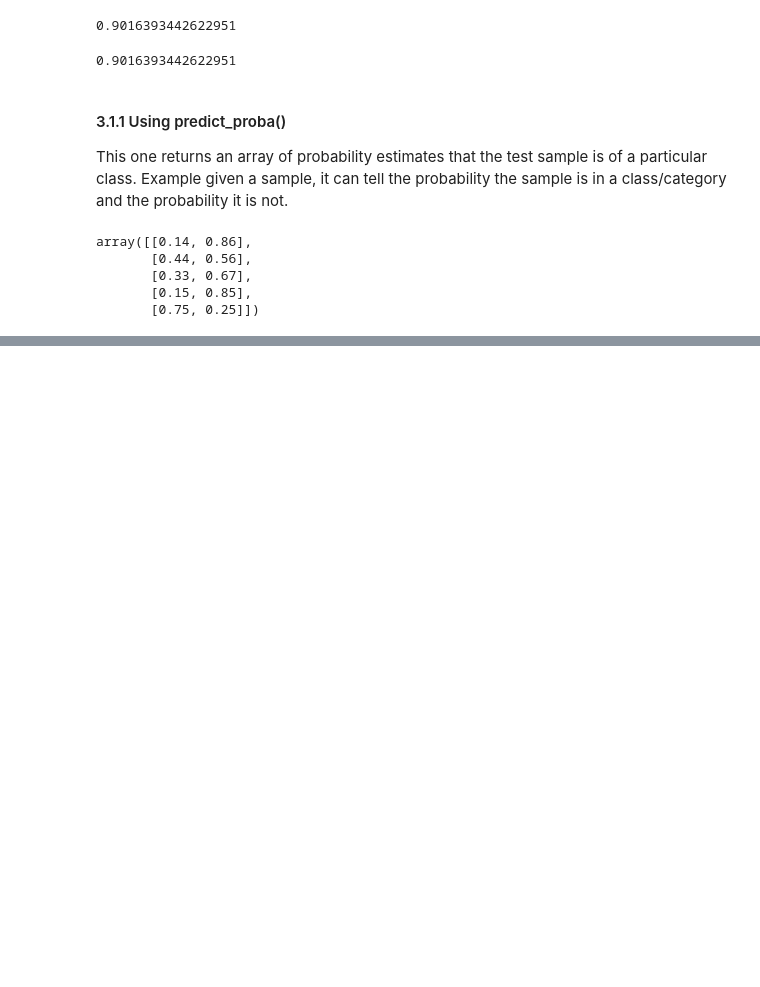
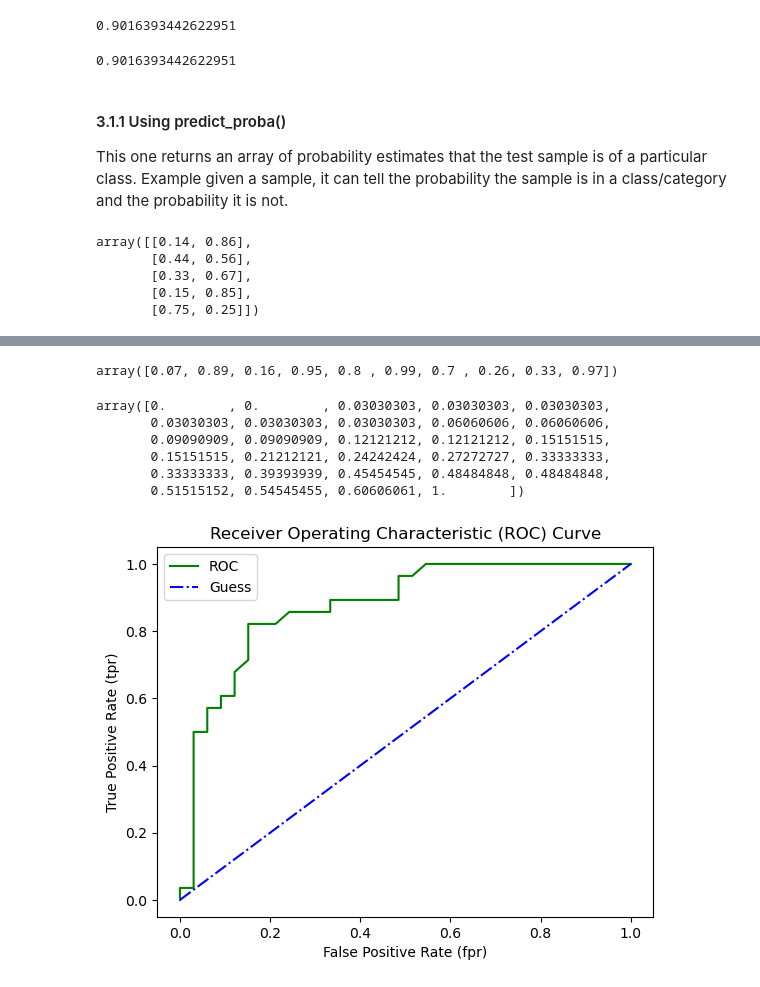
Before and after one commit to hassanShakur/data-science, a Jupyter notebook: scikit-workflow.ipynb, the cells around one changed output, grey strips where cells are left out. Cells and saved outputs as stored; diff of their text form; code cells hidden in the pictures; blank space fills up the shorter version.

Commit message:
plot ROC curve

```diff
--- a/scikit-workflow.ipynb
+++ b/scikit-workflow.ipynb
@@ -645,0 +628,43 @@ array([0.        , 0.        , 0.03030303, 0.03030303, 0.03030303,
+# %%
+# Select the positive predictions - index 1
+y_probs_positive = y_probs[:, 1]
+y_probs_positive[:10]
+# %% [output]
+array([0.07, 0.89, 0.16, 0.95, 0.8 , 0.99, 0.7 , 0.26, 0.33, 0.97])
+# %%
+fpr, tpr, thresholds = roc_curve(y_test, y_probs_positive, )
+
+# False positive rates
+fpr
+# %% [output]
+array([0.        , 0.        , 0.03030303, 0.03030303, 0.03030303,
+       0.03030303, 0.03030303, 0.03030303, 0.06060606, 0.06060606,
+       0.09090909, 0.09090909, 0.12121212, 0.12121212, 0.15151515,
+       0.15151515, 0.21212121, 0.24242424, 0.27272727, 0.33333333,
+       0.33333333, 0.39393939, 0.45454545, 0.48484848, 0.48484848,
+       0.51515152, 0.54545455, 0.60606061, 1.        ])
+# %%
+# Plotting a ROC curve
+import matplotlib.pyplot as plt
+
+
+def plot_roc_curve(fpr, tpr):
+    """
+    Plots a ROC curve when given fpr & tpr
+    """
+    # Plot ROC
+    plt.plot(fpr, tpr, color="green", label='ROC')
+    # Plot baseline - No prediction
+    plt.plot([0, 1], [0, 1], color='blue', label='Guess', linestyle='-.')
+
+    # Plot customizations
+    plt.xlabel('False Positive Rate (fpr)')
+    plt.ylabel('True Positive Rate (tpr)')
+    plt.title('Receiver Operating Characteristic (ROC) Curve')
+    plt.legend()
+    plt.show()
+
+
+plot_roc_curve(fpr, tpr)
+# %% [output]
+[figure, added]
```
Also changed, not shown: parts of 40 cells of this notebook.
